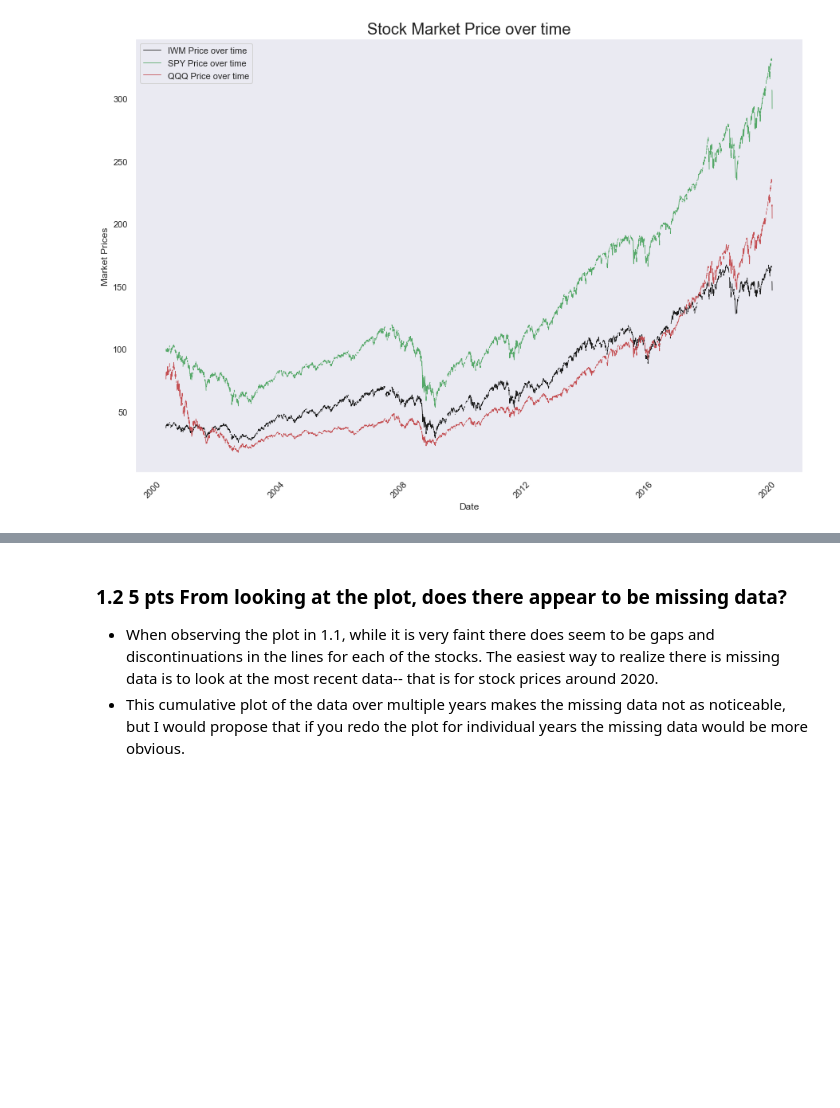
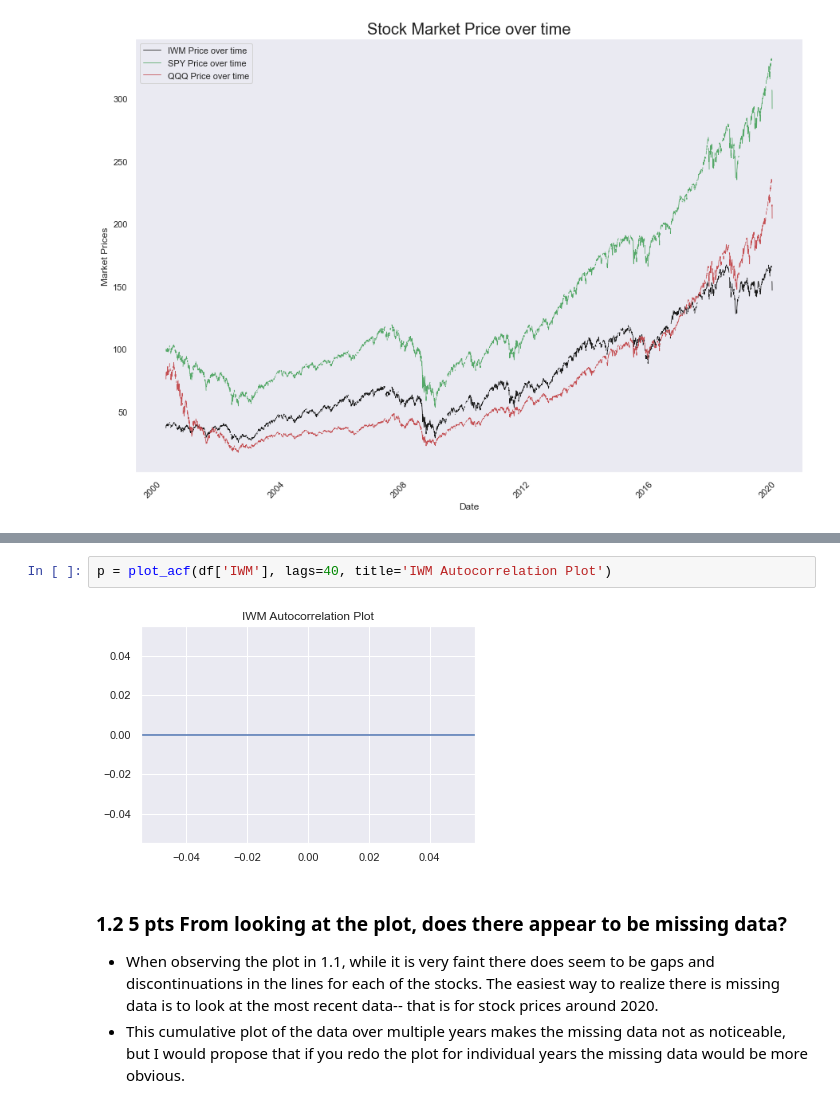
Before and after one commit to earnestsalgado/time-series-analysis_spr22, a Jupyter notebook: HW2/Week 2 Assignment Missing Data and Smoothing Models.ipynb, the cells around one changed output, grey strips where cells are left out. Cells and saved outputs as stored; diff of their text form; blank space fills up the shorter version.

```diff
--- a/HW2/Week 2 Assignment Missing Data and Smoothing Models.ipynb
+++ b/HW2/Week 2 Assignment Missing Data and Smoothing Models.ipynb
@@ -69,3 +77,7 @@ plt.show()
+# %%
+p = plot_acf(df['IWM'], lags=40, title='IWM Autocorrelation Plot')
+# %% [output]
+[figure, added]
 # %% [markdown]
 ### 1.2 5 pts From looking at the plot, does there appear to be missing data?
 
```
Also changed, not shown: parts of 20 cells of this notebook.
